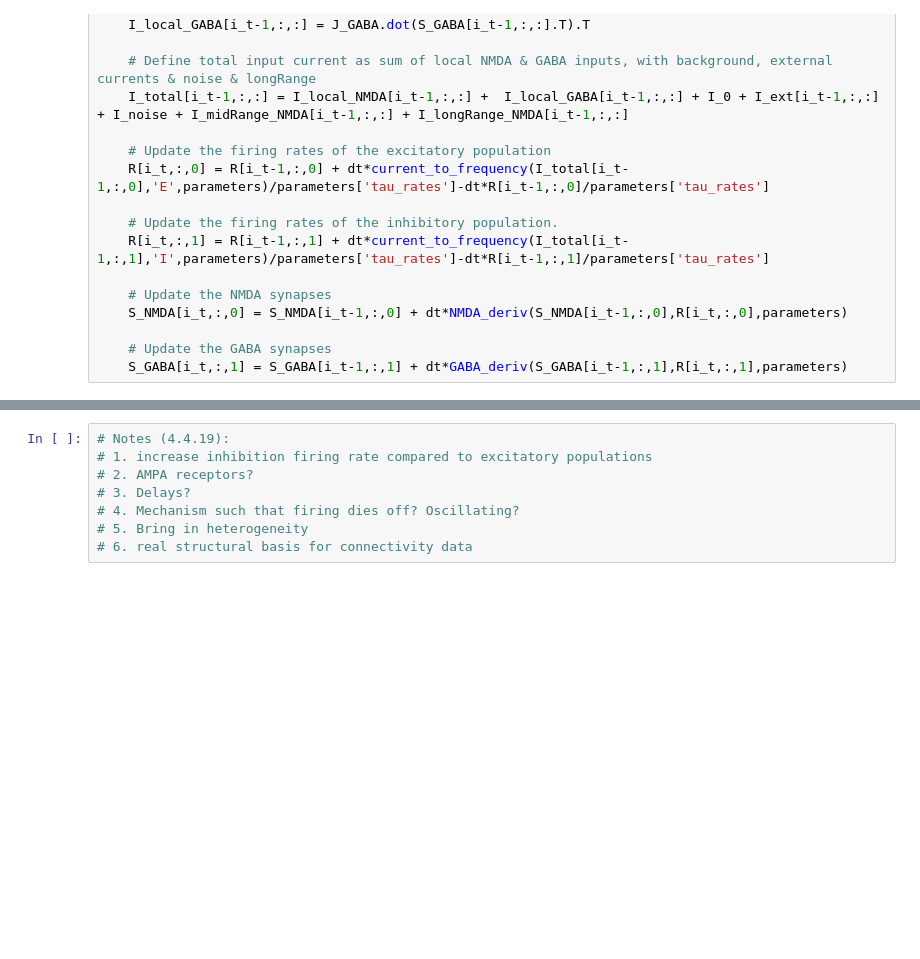
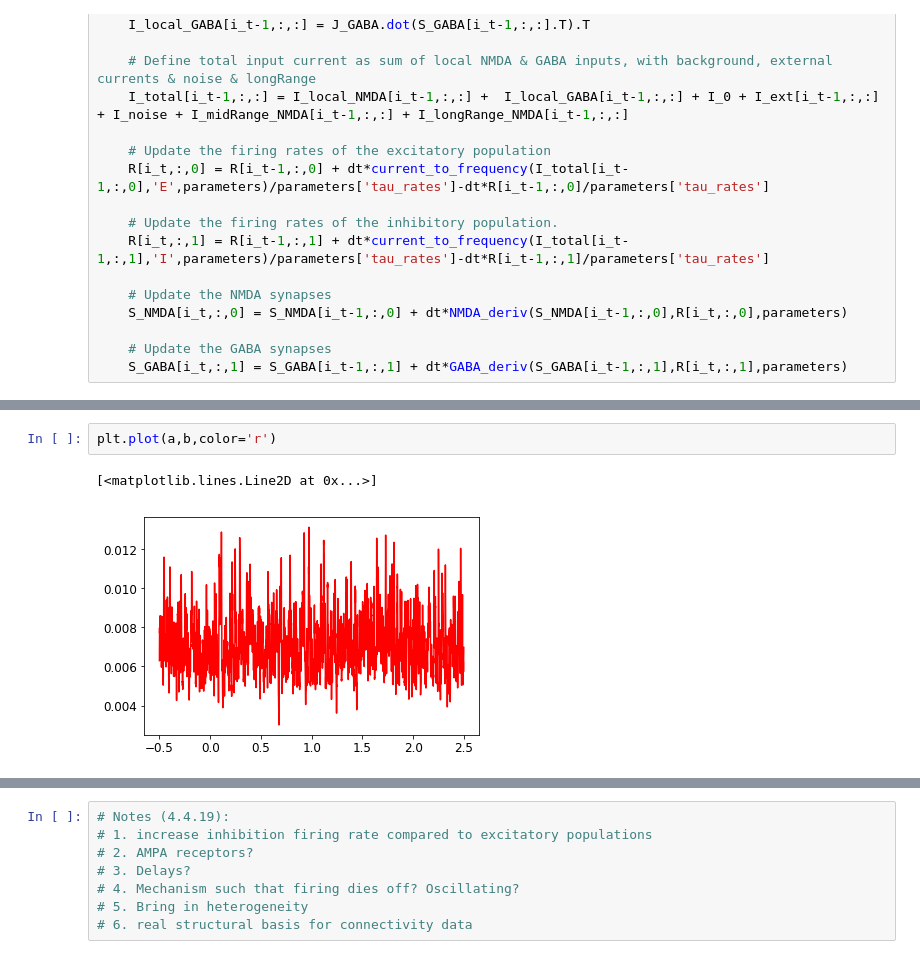
Before and after one commit to seanfw/margulies_circuit, a Jupyter notebook: full_model.ipynb, the cells around one changed output, grey strips where cells are left out. Saved outputs shown, nothing was run; the diff lists cells and outputs as text; blank space fills up the shorter version.

```diff
--- a/full_model.ipynb
+++ b/full_model.ipynb
@@ -300,0 +300,5 @@ for i_t in range(1,num_iterations):
+# %%
+plt.plot(a,b,color='r')
+# %% [output]
+[<matplotlib.lines.Line2D at 0x...>]
+[figure, added]
```
Also changed, not shown: parts of 9 cells of this notebook.
